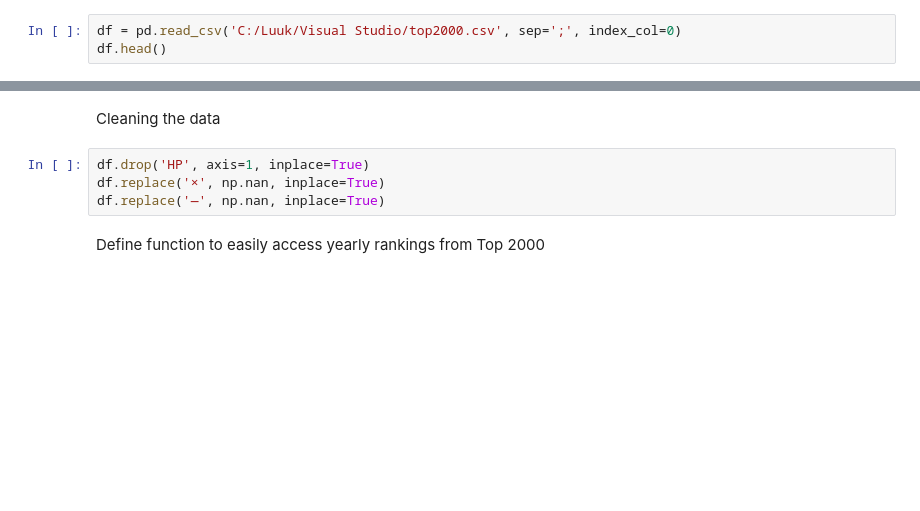
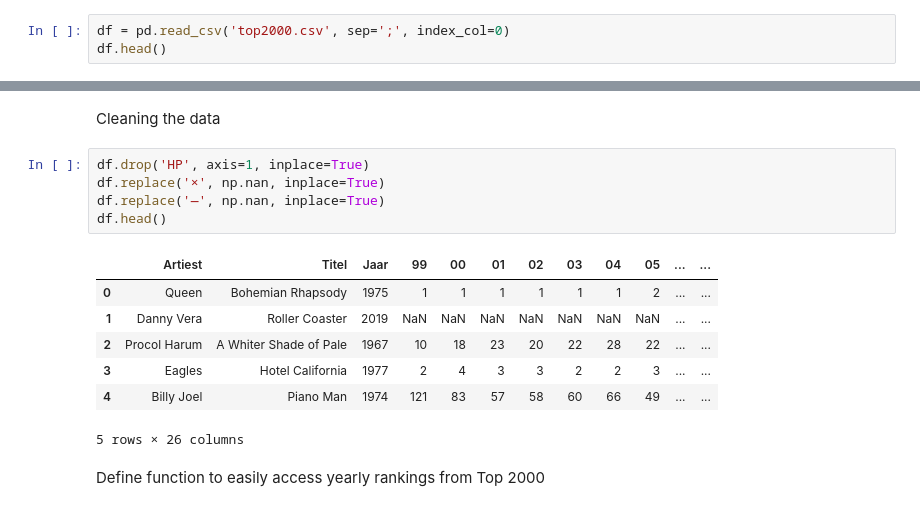
Before and after one commit to lvdheijden/top2000-visualization, a Jupyter notebook: top2000_visualization.ipynb, the cells around one changed output, grey strips where cells are left out. Saved outputs shown, nothing was run; the diff lists cells and outputs as text; blank space fills up the shorter version.

```diff
--- a/top2000_visualization.ipynb
+++ b/top2000_visualization.ipynb
@@ -28,5 +28,5 @@ df.to_csv('C:/Luuk/Visual Studio/top2000.csv', sep=';')
 # %%
-df = pd.read_csv('C:/Luuk/Visual Studio/top2000.csv', sep=';', index_col=0)
+df = pd.read_csv('top2000.csv', sep=';', index_col=0)
 df.head()
 # %% [output]
 |  | Artiest | Titel | Jaar | HP | 99 | 00 | 01 | 02 | 03 | 04 | ... | ... |
@@ -41,7 +41,16 @@ Cleaning the data
 # %%
 df.drop('HP', axis=1, inplace=True)
 df.replace('×', np.nan, inplace=True)
 df.replace('—', np.nan, inplace=True)
+df.head()
+# %% [output]
+|  | Artiest | Titel | Jaar | 99 | 00 | 01 | 02 | 03 | 04 | 05 | ... | ... |
+| 0 | Queen | Bohemian Rhapsody | 1975 | 1 | 1 | 1 | 1 | 1 | 1 | 2 | ... | ... |
+| 1 | Danny Vera | Roller Coaster | 2019 | NaN | NaN | NaN | NaN | NaN | NaN | NaN | ... | ... |
+| 2 | Procol Harum | A Whiter Shade of Pale | 1967 | 10 | 18 | 23 | 20 | 22 | 28 | 22 | ... | ... |
+| 3 | Eagles | Hotel California | 1977 | 2 | 4 | 3 | 3 | 2 | 2 | 3 | ... | ... |
+| 4 | Billy Joel | Piano Man | 1974 | 121 | 83 | 57 | 58 | 60 | 66 | 49 | ... | ... |
+5 rows × 26 columns
 # %% [markdown]
 Define function to easily access yearly rankings from Top 2000
 # %%
```
Also changed, not shown: parts of 11 cells of this notebook.
